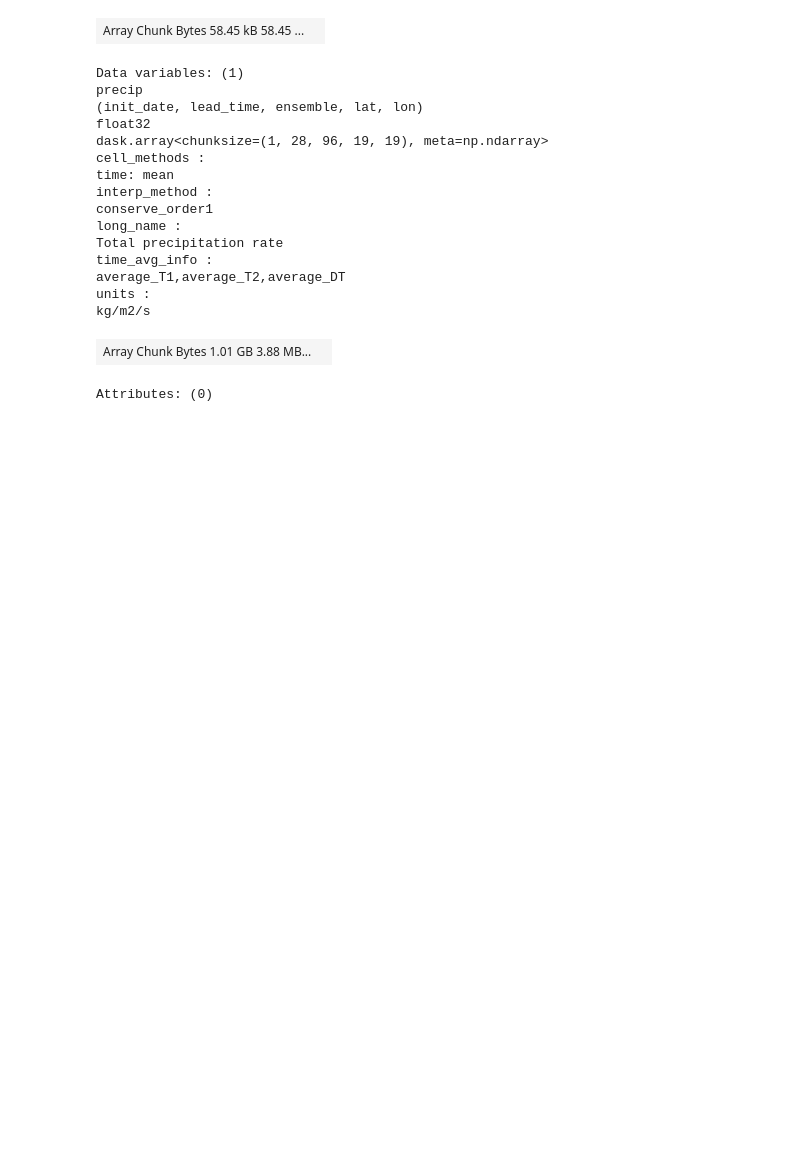
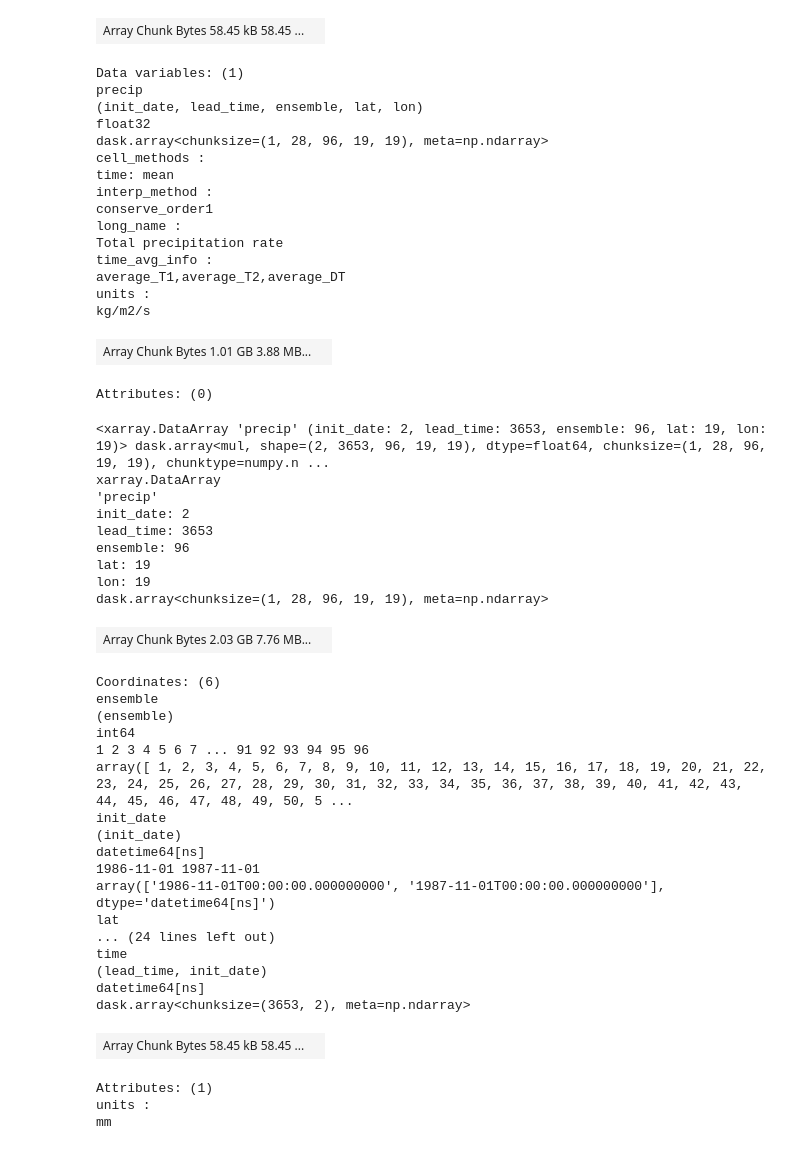
Before and after one commit to AusClimateService/unseen, a Jupyter notebook: bias_correction.ipynb, the cells around one changed output. Cells and saved outputs as stored; diff of their text form; code cells hidden in the pictures; blank space fills up the shorter version.

```diff
--- a/bias_correction.ipynb
+++ b/bias_correction.ipynb
@@ -47 +48,37 @@ Attributes: (0)
+# %%
+da = ds['precip'] * 86400
+da.attrs['units'] = 'mm'
+da
+# %% [output]
+<xarray.DataArray 'precip' (init_date: 2, lead_time: 3653, ensemble: 96, lat: 19, lon: 19)> dask.array<mul, shape=(2, 3653, 96, 19, 19), dtype=float64, chunksize=(1, 28, 96, 19, 19), chunktype=numpy.n ...
+xarray.DataArray
+'precip'
+init_date: 2
+lead_time: 3653
+ensemble: 96
+lat: 19
+lon: 19
+dask.array<chunksize=(1, 28, 96, 19, 19), meta=np.ndarray>
+| Array Chunk Bytes 2.03 GB 7.76 MB... |  |
+Coordinates: (6)
+ensemble
+(ensemble)
+int64
+1 2 3 4 5 6 7 ... 91 92 93 94 95 96
+array([ 1, 2, 3, 4, 5, 6, 7, 8, 9, 10, 11, 12, 13, 14, 15, 16, 17, 18, 19, 20, 21, 22, 23, 24, 25, 26, 27, 28, 29, 30, 31, 32, 33, 34, 35, 36, 37, 38, 39, 40, 41, 42, 43, 44, 45, 46, 47, 48, 49, 50, 5 ...
+init_date
+(init_date)
+datetime64[ns]
+1986-11-01 1987-11-01
+array(['1986-11-01T00:00:00.000000000', '1987-11-01T00:00:00.000000000'], dtype='datetime64[ns]')
+lat
+... (24 lines left out)
+time
+(lead_time, init_date)
+datetime64[ns]
+dask.array<chunksize=(3653, 2), meta=np.ndarray>
+| Array Chunk Bytes 58.45 kB 58.45 ... |  |
+Attributes: (1)
+units :
+mm
 # %%
```
Also changed, not shown: parts of 13 cells of this notebook.
